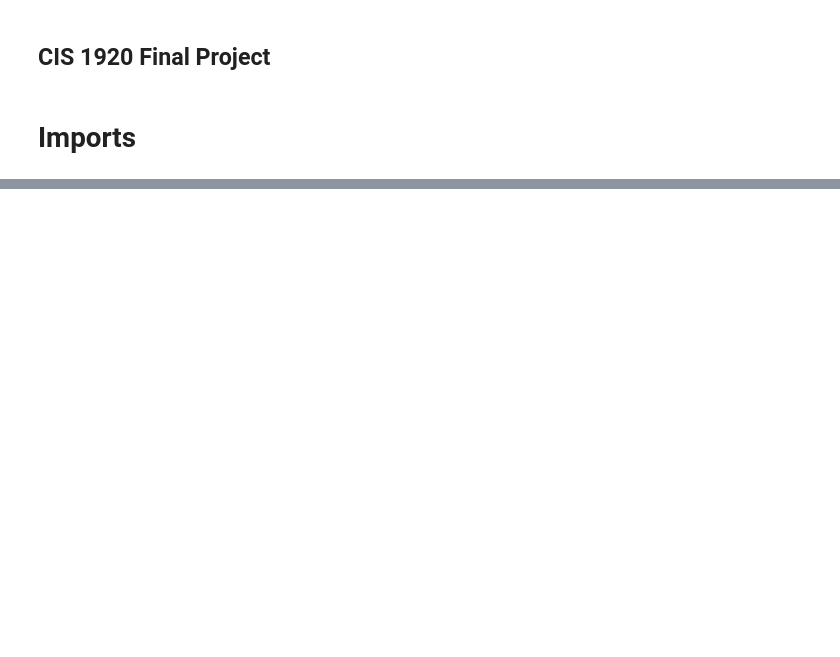
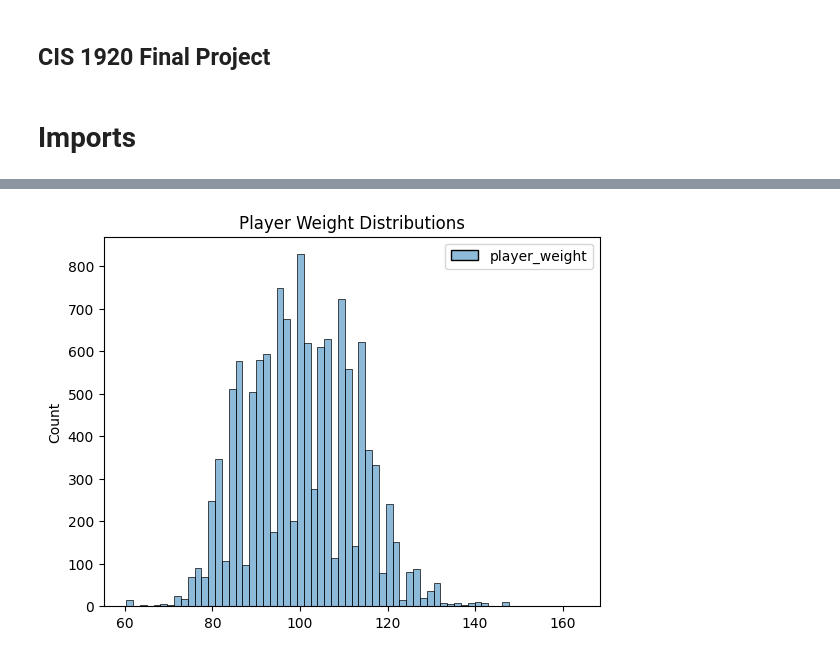
Before and after one commit to tonyjan02/idealnba, a Jupyter notebook: cis1920final.ipynb, the cells around one changed output, grey strips where cells are left out. Saved outputs shown, nothing was run; the diff lists cells and outputs as text; code cells hidden in the pictures; blank space fills up the shorter version.

```diff
--- a/cis1920final.ipynb
+++ b/cis1920final.ipynb
@@ -40,0 +223,5 @@ drive.mount('/content/drive')
+# %%
+# creates historgram plot to look at player weight distributions
+plot_weight = sns.histplot(players_cleaned_df.data[["player_weight"]]).set(title = "Player Weight Distributions")
+# %% [output]
+[figure, added]
```
Also changed, not shown: parts of 28 cells of this notebook.
